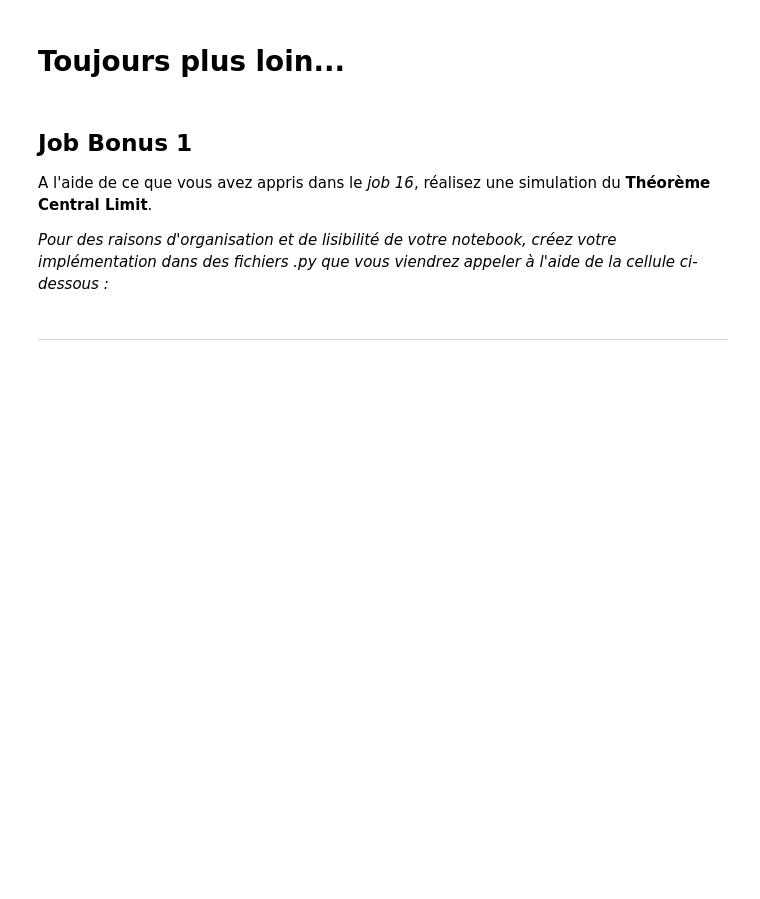
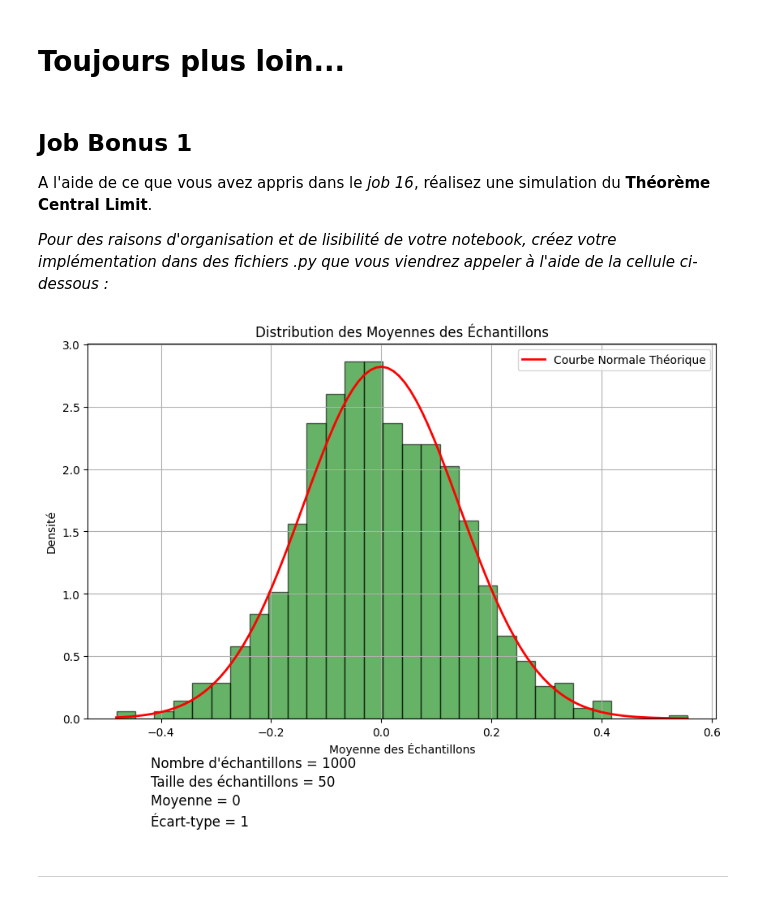
Before and after one commit to pierre-mazard/philomathia, a Jupyter notebook: Philomathia.ipynb, the cells around one changed output. Drawn from its saved outputs; the diff is of its cells as text; code cells hidden in the pictures; blank space fills up the shorter version.

```diff
--- a/Philomathia.ipynb
+++ b/Philomathia.ipynb
@@ -1067,6 +1133,11 @@ Calculez la dérivée des fonctions suivantes à l'aide la librairie `SymPy` :
 A l'aide de ce que vous avez appris dans le *job 16*, réalisez une simulation du **Théorème Central Limit**.
 
 *Pour des raisons d'organisation et de lisibilité de votre notebook, créez votre implémentation dans des fichiers .py que vous viendrez appeler à l'aide de la cellule ci-dessous :*
+# %%
+from simulation_central_limit_theorem import simulate_central_limit_theorem
+simulate_central_limit_theorem()
+# %% [output]
+[figure, added]
 # %% [markdown]
 ----------------------------------------------------------------------
 # %% [markdown]
```
Also changed, not shown: parts of 12 cells of this notebook, 1 other file.
